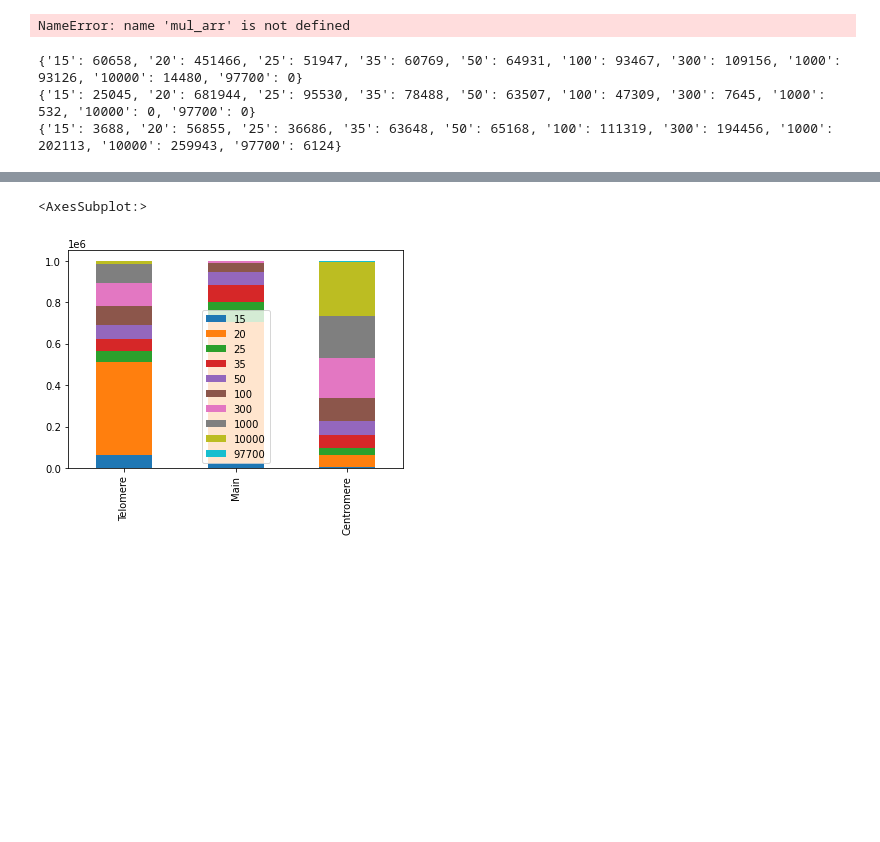
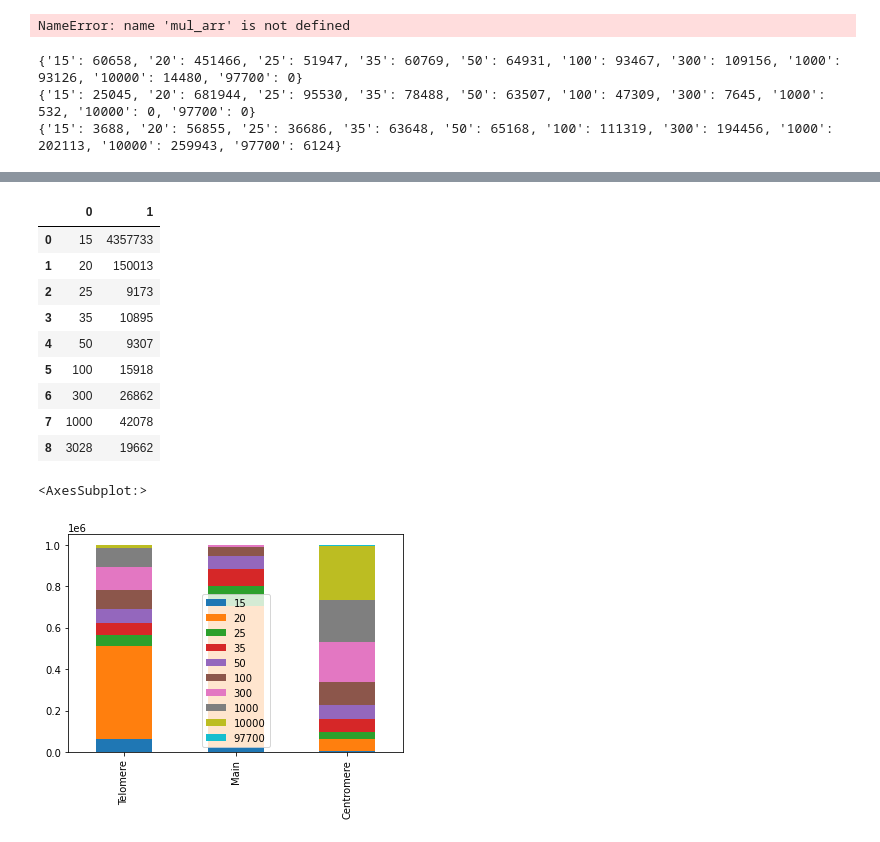
Before and after one commit to nikitin-p/t2t-mappability, a Jupyter notebook: python_notebooks/spectral_plot.ipynb, the cells around one changed output, grey strips where cells are left out. Cells and saved outputs as stored; diff of their text form; code cells hidden in the pictures; blank space fills up the shorter version.

```diff
--- a/python_notebooks/spectral_plot.ipynb
+++ b/python_notebooks/spectral_plot.ipynb
@@ -251,0 +384,47 @@ print(centromere_spec_dict)
+# %%
+def spectral_function(arr):
+    spectral_dict = {'15': 0, '20': 0, '25': 0, '35': 0, '50': 0, '100': 0, '300': 0, '1000': 0, '3028': 0}
+    for i in arr:
+        if 'fixedStep' in str(i):
+            continue
+        if int(i) > 0 and int(i) <= 15:
+            spectral_dict['15'] += 1
+        if int(i) > 15 and int(i) <= 20:
+            spectral_dict['20'] += 1
+        if int(i) > 20 and int(i) <= 25:
+            spectral_dict['25'] += 1
+        if int(i) > 25 and int(i) <= 35:
+            spectral_dict['35'] += 1
+        if int(i) > 35 and int(i) <= 50:
+            spectral_dict['50'] += 1
+        if int(i) > 50 and int(i) <= 100:
+            spectral_dict['100'] += 1
+        if int(i) > 100 and int(i) <= 300:
+            spectral_dict['300'] += 1
+        if int(i) > 300 and int(i) <= 1000:
+            spectral_dict['1000'] += 1
+        if int(i) > 1000 and int(i) <= 3028:
+            spectral_dict['3028'] += 1
+    return spectral_dict
+
+#name_of_region = str(sys.argv[1]).split(".")[0]
+path = "/Users/pavel/Desktop/PROJECTS/hooman/e_coli.fa.mul.wig"
+
+test_mul = pd.read_csv(path, sep='\t', encoding='utf-8', engine='python')
+test_mul_arr = test_mul[str(test_mul.columns[0])]
+
+test_spec_mul_dict = spectral_function(test_mul_arr)
+spectral_mul_for_save = pd.DataFrame(test_spec_mul_dict.items())
+spectral_mul_for_save.to_csv('e_coli' + '_mul_spectral_plot.tsv', sep="\t")
+spectral_mul_for_save
+# %% [output]
+|  | 0 | 1 |
+| 0 | 15 | 4357733 |
+| 1 | 20 | 150013 |
+| 2 | 25 | 9173 |
+| 3 | 35 | 10895 |
+| 4 | 50 | 9307 |
+| 5 | 100 | 15918 |
+| 6 | 300 | 26862 |
+| 7 | 1000 | 42078 |
+| 8 | 3028 | 19662 |
```
Also changed, not shown: parts of 4 cells of this notebook, 6 other files.
